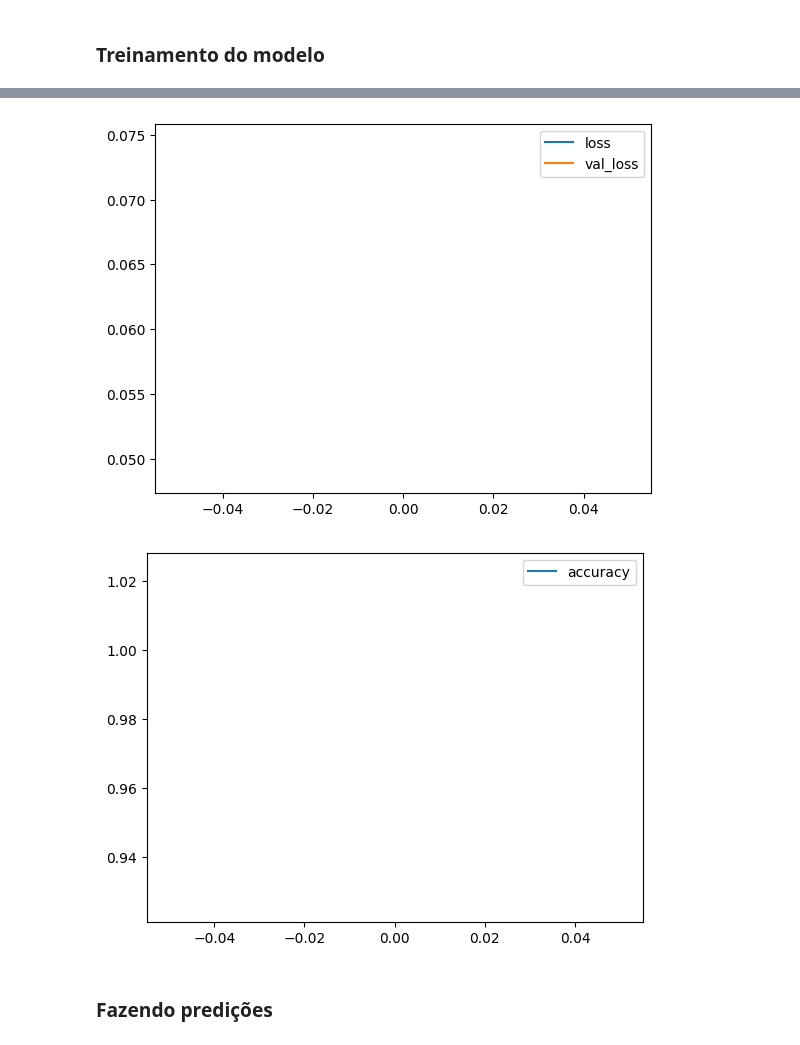
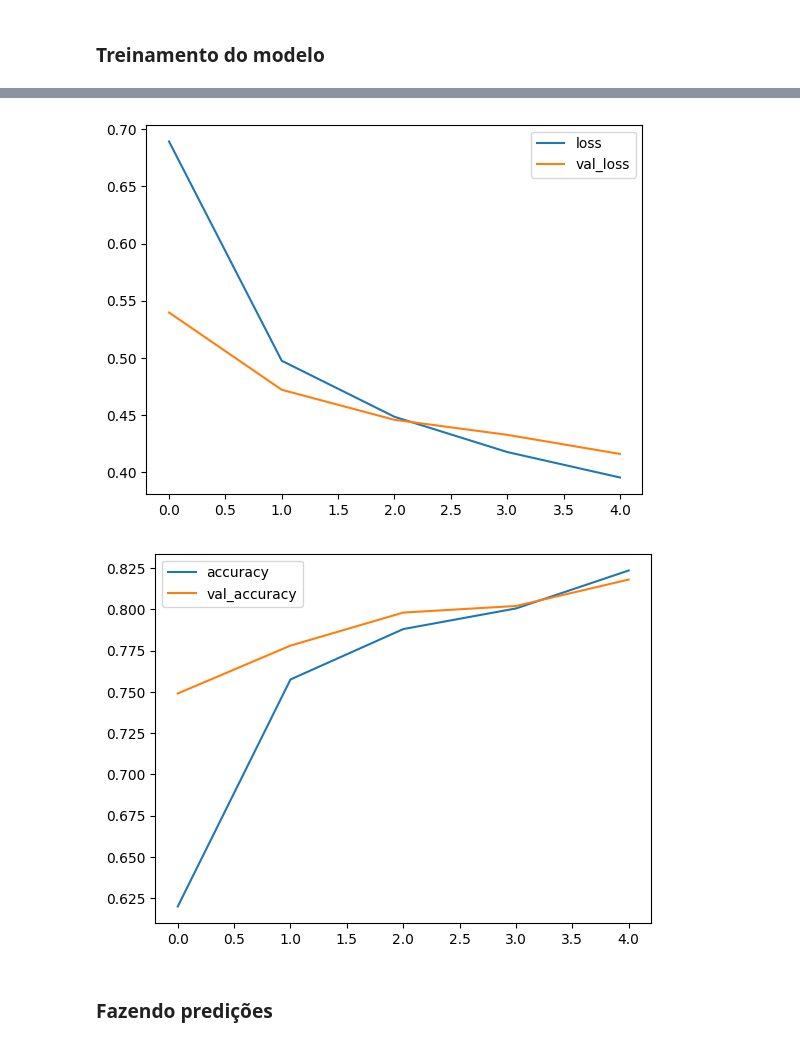
Before and after one commit to arnaldojr/DisruptiveArchitectures, a Jupyter notebook: material/aulas/lab09/transferlearning.ipynb, the cells around one changed output, grey strips where cells are left out. Drawn from its saved outputs; the diff is of its cells as text; code cells hidden in the pictures.

```diff
--- a/material/aulas/lab09/transferlearning.ipynb
+++ b/material/aulas/lab09/transferlearning.ipynb
@@ -238,11 +260,11 @@ A `MobileNet V2` desenvolvido no Google e foi treinado com `1,4 milhão de image
 
 Carregue a rede neural pré-treinada sem a camada de classificação final. Isso pode ser feito usando o argumento ``include_top=False``
 # %%
-IMG_SHAPE = (IMG_SIZE, IMG_SIZE, 3)
+from tensorflow.keras.applications.mobilenet_v2 import MobileNetV2, preprocess_input
 
 # Cria o base_model referente a MobileNet V2, sem a camada de classificação
-base_model = tf.keras.applications.MobileNetV2(input_shape=IMG_SHAPE,
-                                               include_top=False,
-                                               weights='imagenet')
+base_model = MobileNetV2(input_shape=(224, 224, 3),
+                        include_top=False,
+                        weights='imagenet')
 # %%
 base_model.summary()
@@ -292,15 +278,15 @@ ________________________________________________________________________________
 ### Adicionando um Classificador
 # %%
 #Camada  para gerar um vetor de 1280 elementos
-global_average_layer = tf.keras.layers.GlobalAveragePooling2D()
+global_average_layer = layers.GlobalAveragePooling2D()
 
 # O Classificador para gato cachorro com 1 neuronio
-prediction_layer = keras.layers.Dense(1, activation='sigmoid')
+saida_layer = layers.Dense(1, activation='sigmoid')
 # %%
 model = tf.keras.Sequential([
   base_model,   #### cnn mobilenet
   global_average_layer, ###flatten
-  prediction_layer ### especiallista
+  saida_layer ### especiallista
 ])
 
 model.summary()
@@ -344,5 +334,5 @@ loss0,accuracy0 = model.evaluate(validation_batches, steps = validation_steps)
 # %%
 # Treinamento da nova CNN
 
-history = model.fit(train_batches, epochs=initial_epochs, validation_data=validation_batches)
+history = model.fit(train_generator, epochs=5, validation_data=validation_generator)
 # %% [output]
@@ -350,11 +349,11 @@ history = model.fit(train_batches, epochs=initial_epochs, validation_data=valida
 # %%
 import pandas as pd
 
 metrics_df = pd.DataFrame(history.history)
 metrics_df[["loss","val_loss"]].plot();
-metrics_df[["accuracy"]].plot();
+metrics_df[["accuracy", "val_accuracy"]].plot();
 # %% [output]
-[figure, old version]
+[figure, new version]
-[figure, old version]
+[figure, new version]
 # %% [markdown]
 ### Fazendo predições
```
Also changed, not shown: parts of 29 cells of this notebook.
